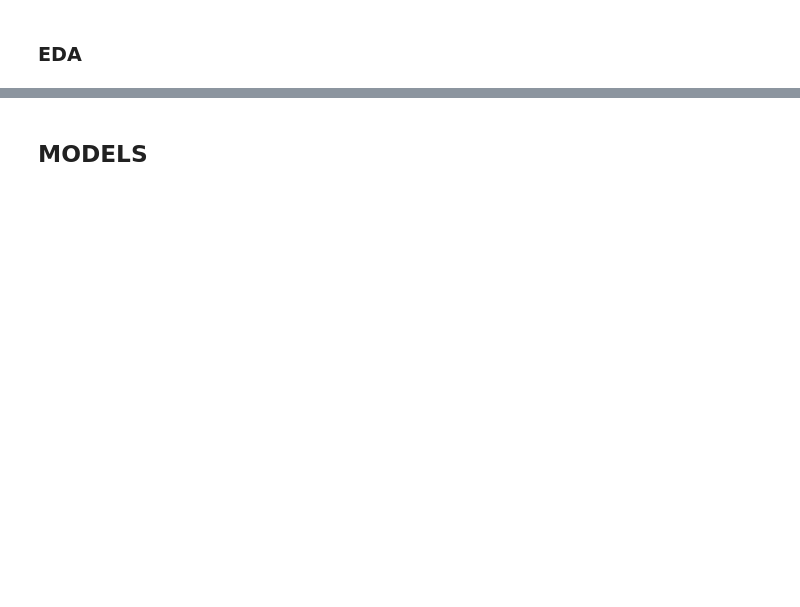
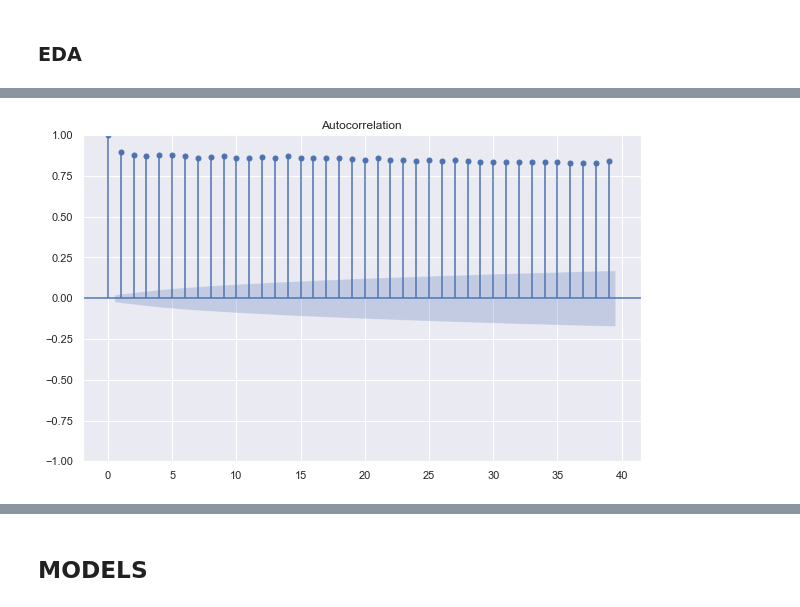
Before and after one commit to puchee99/CaixaBank_DS, a Jupyter notebook: main.ipynb, the cells around one changed output, grey strips where cells are left out. Saved outputs shown, nothing was run; the diff lists cells and outputs as text; code cells hidden in the pictures; blank space fills up the shorter version.

```diff
--- a/main.ipynb
+++ b/main.ipynb
@@ -28,0 +131,5 @@ jola
+# %%
+plt.rc("figure", figsize=(10,6))
+sm.graphics.tsa.plot_acf(df_stock.close);
+# %% [output]
+[figure, added]
```
Also changed, not shown: parts of 37 cells of this notebook, 1 other file.
